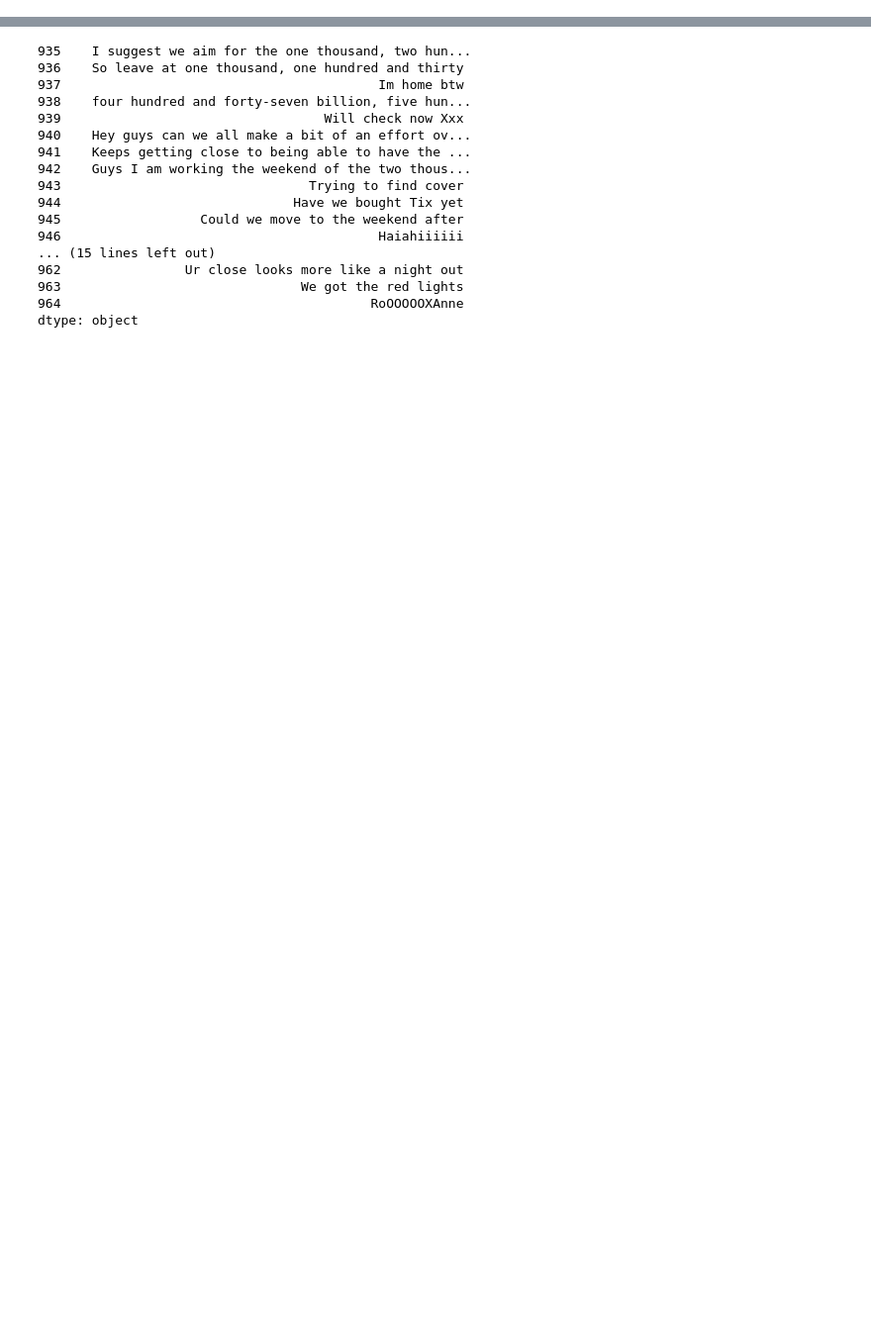
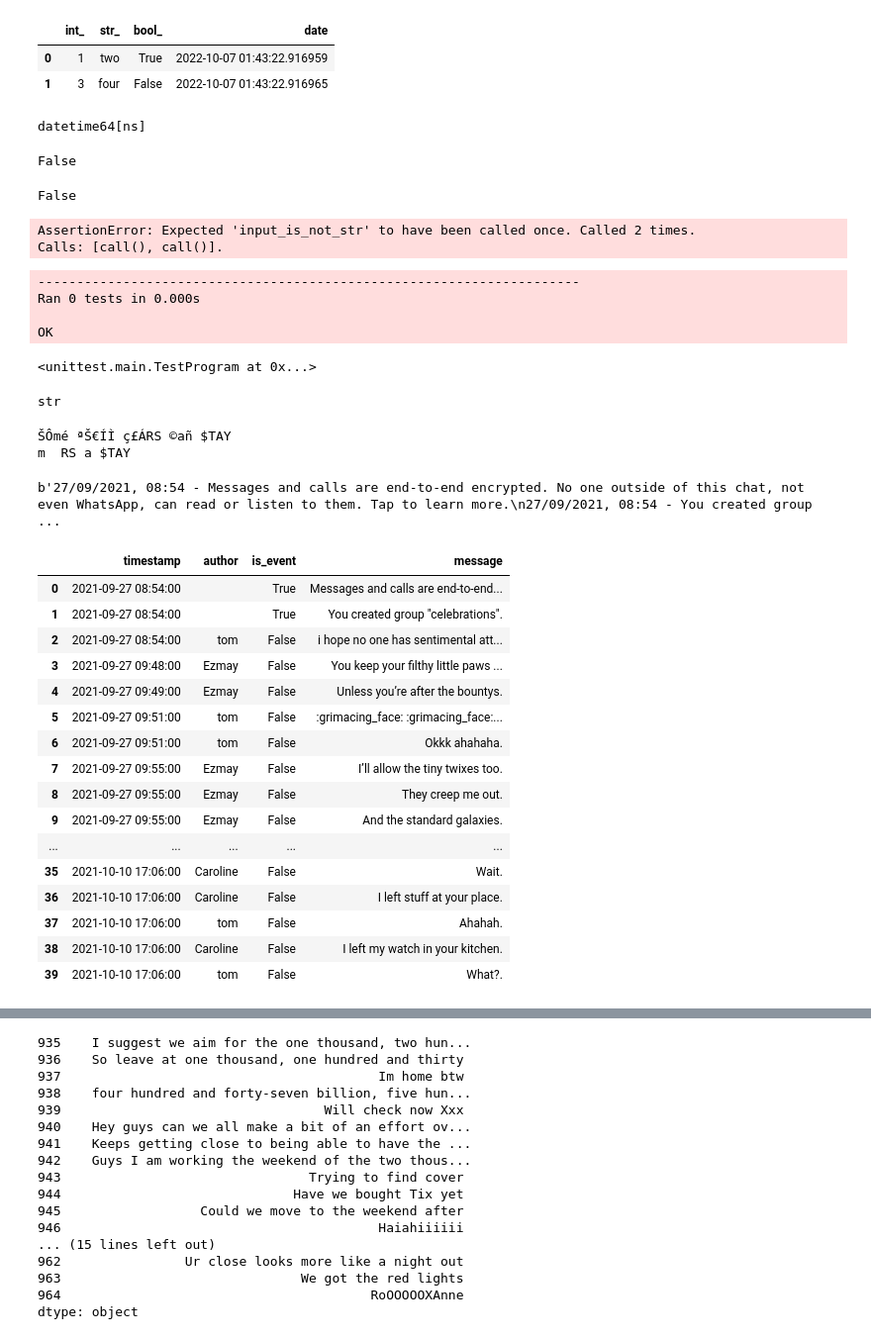
Before and after one commit to linneytom/taskmaster-whatsapp-edition, a Jupyter notebook: cleaner-notebook.ipynb, the cells around one changed output, grey strips where cells are left out. Shown at 99% size. Saved outputs shown, nothing was run; the diff lists cells and outputs as text; code cells hidden in the pictures; blank space fills up the shorter version.

Commit message:
integration test

```diff
--- a/cleaner-notebook.ipynb
+++ b/cleaner-notebook.ipynb
@@ -7,3 +7,27 @@ from datetime import datetime
 from datetime import timedelta
 from nltk.stem import WordNetLemmatizer
 from styleformer import Styleformer
+# %%
+tmp = pd.DataFrame([
+    [1,"two",True, datetime.datetime.now()],
+    [3,"four",False, datetime.datetime.now()]
+], columns = ["int_", "str_", "bool_", "date"])
+tmp
+# %% [output]
+|  | int_ | str_ | bool_ | date |
+| 0 | 1 | two | True | 2022-10-07 01:43:22.916959 |
+| 1 | 3 | four | False | 2022-10-07 01:43:22.916965 |
+# %%
+import datetime
+dtypes = []
+for col in tmp.columns:
+    dtypes.append(tmp[col].dtype)
+print(dtypes[3])
+datetime.datetime == type(dtypes[3])
+# %% [output]
+datetime64[ns]
+False
+# %%
+type("hell") == 'str'
+# %% [output]
+False
@@ -9,0 +62,5 @@ from styleformer import Styleformer
+# %%
+test_class()
+# %% [output]
+AssertionError: Expected 'input_is_not_str' to have been called once. Called 2 times.
+Calls: [call(), call()].
@@ -9,0 +111,24 @@ from styleformer import Styleformer
+# %%
+unittest.main(argv=[''], verbosity=2, exit=False)
+# %% [output]
+----------------------------------------------------------------------
+Ran 0 tests in 0.000s
+
+OK
+<unittest.main.TestProgram at 0x...>
+# %%
+str_ = open("/Users/tom/Documents/taskmaster-whatsapp-edition/exported_chat_data/message_exports/celebrations.txt", 'r').read()
+type(str_[:700].encode("ascii", "backslashreplace").decode())
+# %% [output]
+str
+# %%
+test = "ŠÔmé ªŠ€ÍÌ ç£ÁRS ©añ $TAY"
+print(test)
+print(test.encode("ascii","ignore").decode())
+# %% [output]
+ŠÔmé ªŠ€ÍÌ ç£ÁRS ©añ $TAY
+m  RS a $TAY
+# %%
+(str_[:700].encode("ascii","ignore"))
+# %% [output]
+b'27/09/2021, 08:54 - Messages and calls are end-to-end encrypted. No one outside of this chat, not even WhatsApp, can read or listen to them. Tap to learn more.\n27/09/2021, 08:54 - You created group ...
@@ -10,8 +138,32 @@ from styleformer import Styleformer
 # %%
 cleaner = RawChatCleaner(
-    chat_loc = "/Users/tom/Documents/taskmaster-whatsapp-edition/exported_chat_data/message_exports/celebrations.txt"
+    chat_loc = "/Users/tom/Documents/taskmaster-whatsapp-edition/exported_chat_data/message_exports/celebrations.txt",
+    contact_dict = {
+        "ezmay": "07500079655",
+        "caroline": "07773607147",
+        "tom": "07920066987"
+    }
 )
 clean_chat = cleaner.clean()
+clean_chat[:40]
+# %% [output]
+|  | timestamp | author | is_event | message |
+| 0 | 2021-09-27 08:54:00 |  | True | Messages and calls are end-to-end... |
+| 1 | 2021-09-27 08:54:00 |  | True | You created group "celebrations". |
+| 2 | 2021-09-27 08:54:00 | tom | False | i hope no one has sentimental att... |
+| 3 | 2021-09-27 09:48:00 | Ezmay | False | You keep your filthy little paws ... |
+| 4 | 2021-09-27 09:49:00 | Ezmay | False | Unless you’re after the bountys. |
+| 5 | 2021-09-27 09:51:00 | tom | False | :grimacing_face: :grimacing_face:... |
+| 6 | 2021-09-27 09:51:00 | tom | False | Okkk ahahaha. |
+| 7 | 2021-09-27 09:55:00 | Ezmay | False | I’ll allow the tiny twixes too. |
+| 8 | 2021-09-27 09:55:00 | Ezmay | False | They creep me out. |
+| 9 | 2021-09-27 09:55:00 | Ezmay | False | And the standard galaxies. |
+| ... | ... | ... | ... | ... |
+| 35 | 2021-10-10 17:06:00 | Caroline | False | Wait. |
+| 36 | 2021-10-10 17:06:00 | Caroline | False | I left stuff at your place. |
+| 37 | 2021-10-10 17:06:00 | tom | False | Ahahah. |
+| 38 | 2021-10-10 17:06:00 | Caroline | False | I left my watch in your kitchen. |
+| 39 | 2021-10-10 17:06:00 | tom | False | What?. |
 # %%
 processor = ChatDataProcessor(clean_chat)
 # %%
```
Also changed, not shown: parts of 7 cells of this notebook, 2 other files.
